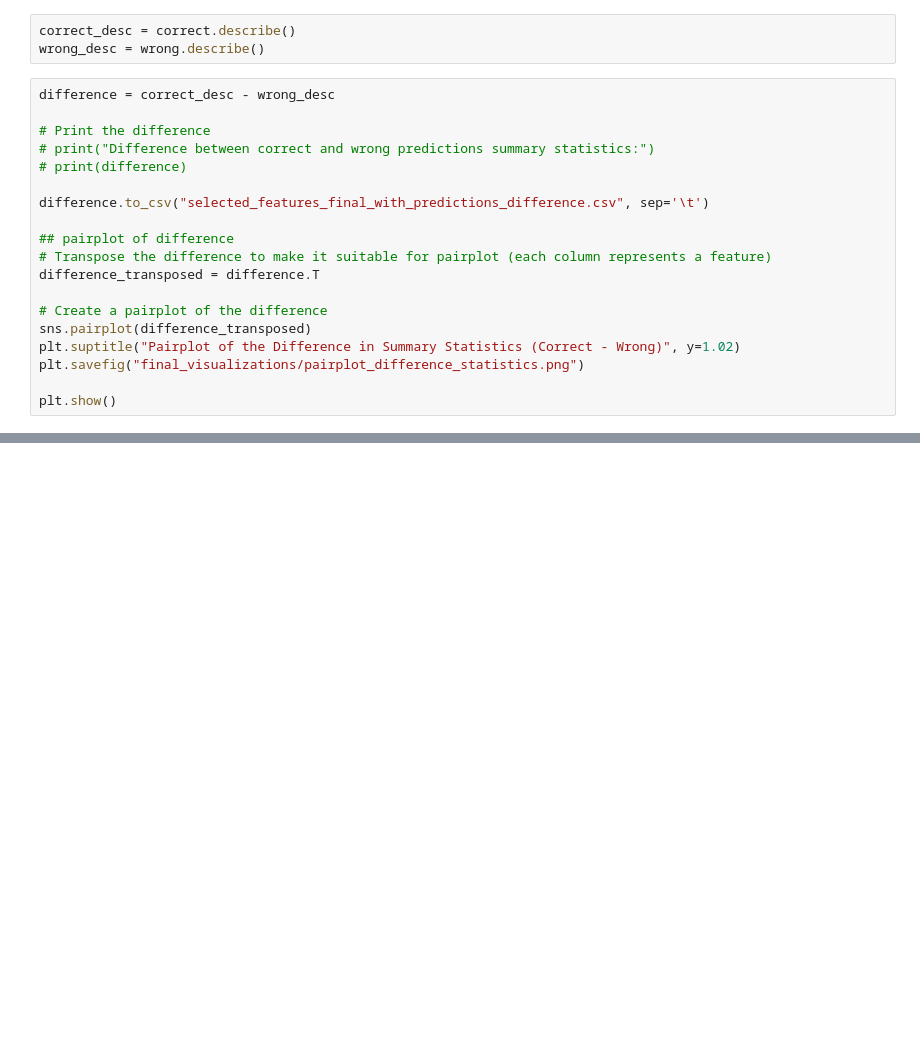
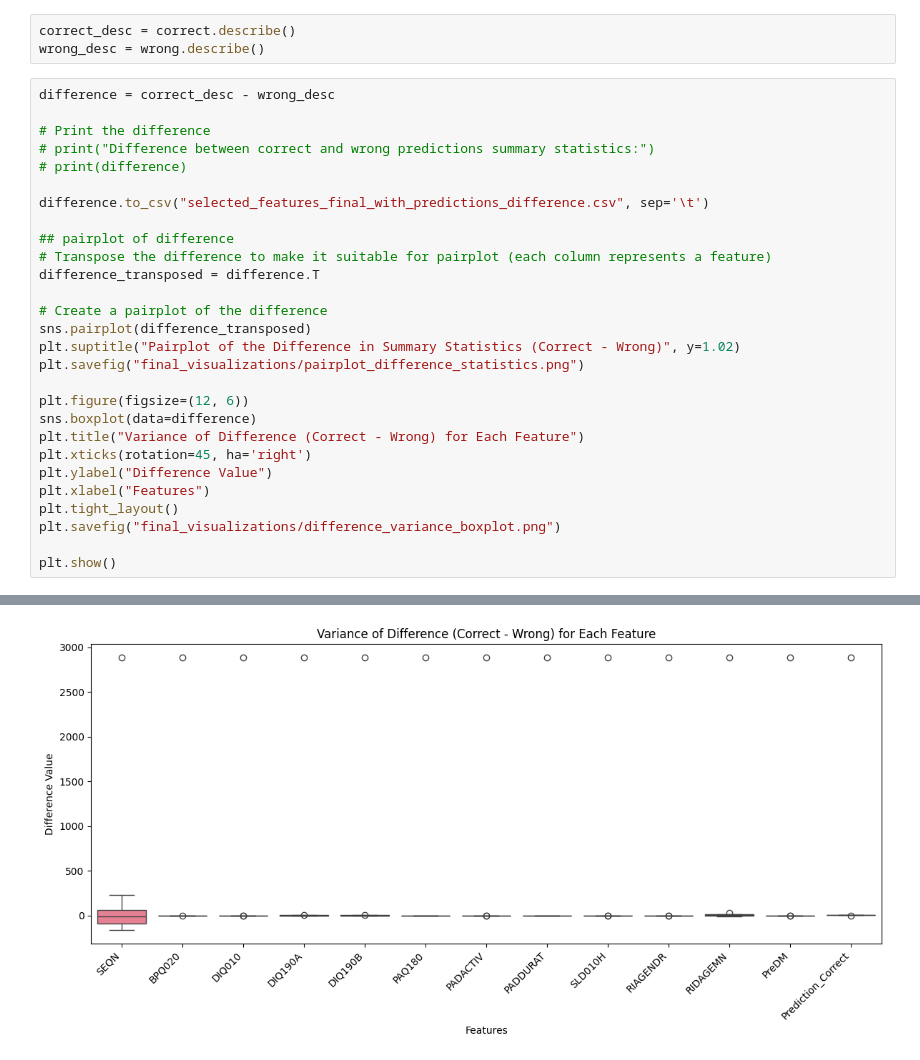
Before and after one commit to BK5102/FURI_Research-Project, a Jupyter notebook: final_analysis.ipynb, the cells around one changed output, grey strips where cells are left out. Saved outputs shown, nothing was run; the diff lists cells and outputs as text; blank space fills up the shorter version.

Commit message:
pairplot and boxplot to analyze variance between difference and features

```diff
--- a/final_analysis.ipynb
+++ b/final_analysis.ipynb
@@ -228,21 +228,31 @@ wrong_desc = wrong.describe()
 # %%
 difference = correct_desc - wrong_desc
 
 # Print the difference
 # print("Difference between correct and wrong predictions summary statistics:")
 # print(difference)
 
 difference.to_csv("selected_features_final_with_predictions_difference.csv", sep='\t')
 
 ## pairplot of difference
 # Transpose the difference to make it suitable for pairplot (each column represents a feature)
 difference_transposed = difference.T
 
 # Create a pairplot of the difference
 sns.pairplot(difference_transposed)
 plt.suptitle("Pairplot of the Difference in Summary Statistics (Correct - Wrong)", y=1.02)
 plt.savefig("final_visualizations/pairplot_difference_statistics.png")
 
+plt.figure(figsize=(12, 6))
+sns.boxplot(data=difference)
+plt.title("Variance of Difference (Correct - Wrong) for Each Feature")
+plt.xticks(rotation=45, ha='right')
+plt.ylabel("Difference Value")
+plt.xlabel("Features")
+plt.tight_layout()
+plt.savefig("final_visualizations/difference_variance_boxplot.png")
+
 plt.show()
 # %% [output]
 [figure]
+[figure, added]
```
Also changed, not shown: 1 other file.
